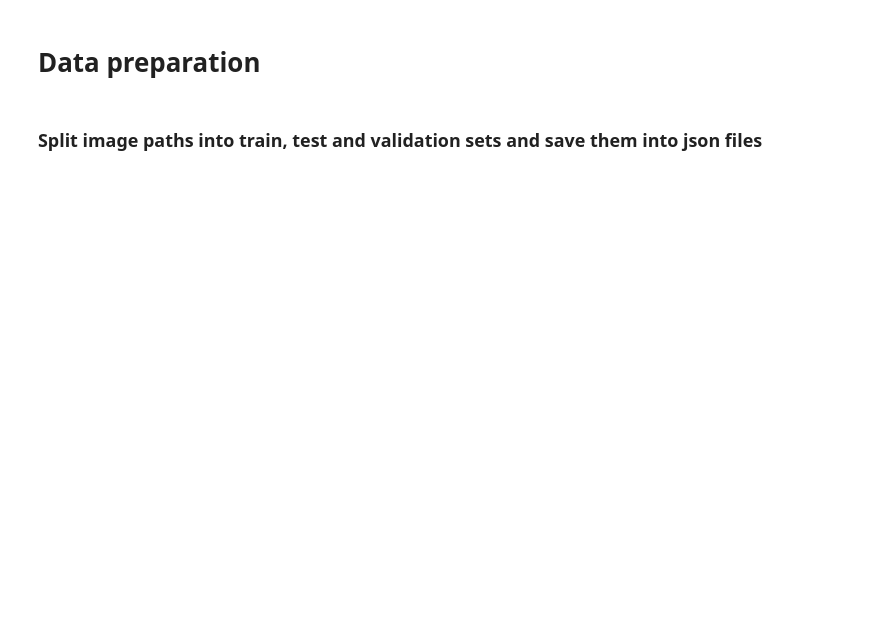
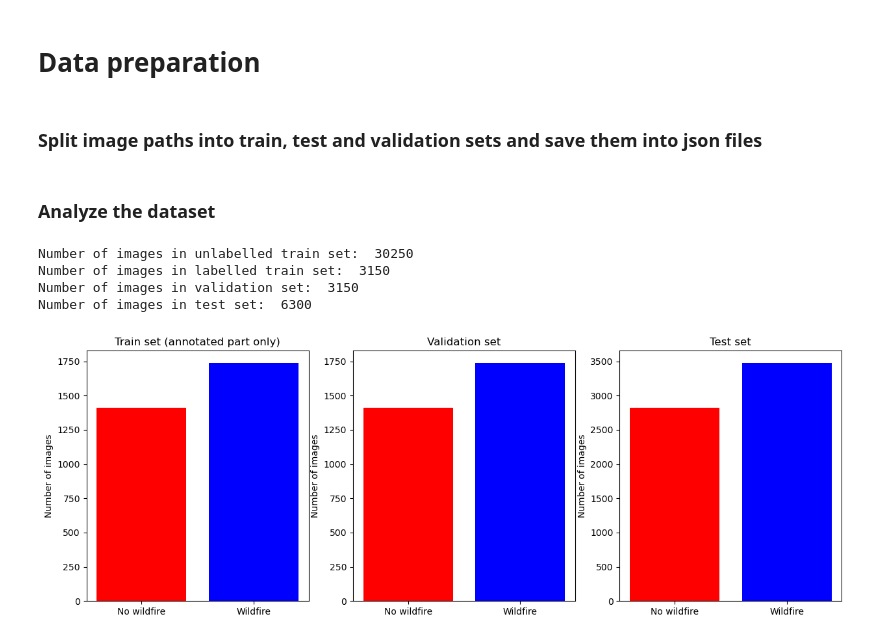
Before and after one commit to paulomouraj/wildfire_prediction, a Jupyter notebook: dataprep.ipynb, the cells around one changed output. Saved outputs shown, nothing was run; the diff lists cells and outputs as text; code cells hidden in the pictures; blank space fills up the shorter version.

```diff
--- a/dataprep.ipynb
+++ b/dataprep.ipynb
@@ -28,0 +39,40 @@ json.dump(list(test_paths), open("test_paths.json", "w"), indent=4)
+# %% [markdown]
+### Analyze the dataset
+# %%
+print("Number of images in unlabelled train set: ", len(train_paths_not_labelled))
+print("Number of images in labelled train set: ", len(train_paths_labelled))
+print("Number of images in validation set: ", len(val_paths))
+print("Number of images in test set: ", len(original_test_paths))
+# %% [output]
+Number of images in unlabelled train set:  30250
+Number of images in labelled train set:  3150
+Number of images in validation set:  3150
+Number of images in test set:  6300
+# %%
+train_labels = [0 if "nowildfire" in path else 1 for path in train_paths_labelled]
+val_labels = [0 if "nowildfire" in path else 1 for path in val_paths]
+test_labels = [0 if "nowildfire" in path else 1 for path in original_test_paths]
+
+fig, axs = plt.subplots(1, 3, figsize=(15, 5))
+
+axs[0].bar(Counter(train_labels).keys(), Counter(train_labels).values(), color=["blue", "red"])
+axs[0].set_title("Train set (annotated part only)")
+axs[0].set_xticks([0, 1])
+axs[0].set_xticklabels(["No wildfire", "Wildfire"])
+axs[0].set_ylabel("Number of images")
+
+axs[1].bar(Counter(val_labels).keys(), Counter(val_labels).values(), color=["blue", "red"])
+axs[1].set_title("Validation set")
+axs[1].set_xticks([0, 1])
+axs[1].set_xticklabels(["No wildfire", "Wildfire"])
+axs[1].set_ylabel("Number of images")
+
+axs[2].bar(Counter(test_labels).keys(), Counter(test_labels).values(), color=["blue", "red"])
+axs[2].set_title("Test set")
+axs[2].set_xticks([0, 1])
+axs[2].set_xticklabels(["No wildfire", "Wildfire"])
+axs[2].set_ylabel("Number of images")
+
+plt.show()
+# %% [output]
+[figure, added]
```
Also changed, not shown: parts of 2 cells of this notebook, 6 other files.
